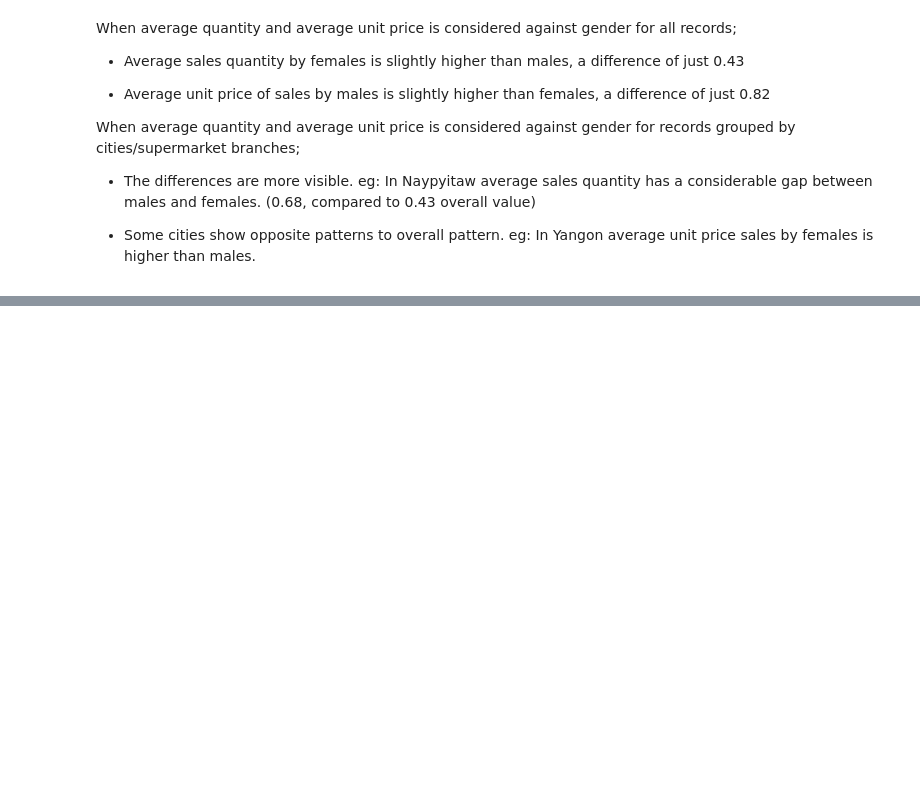
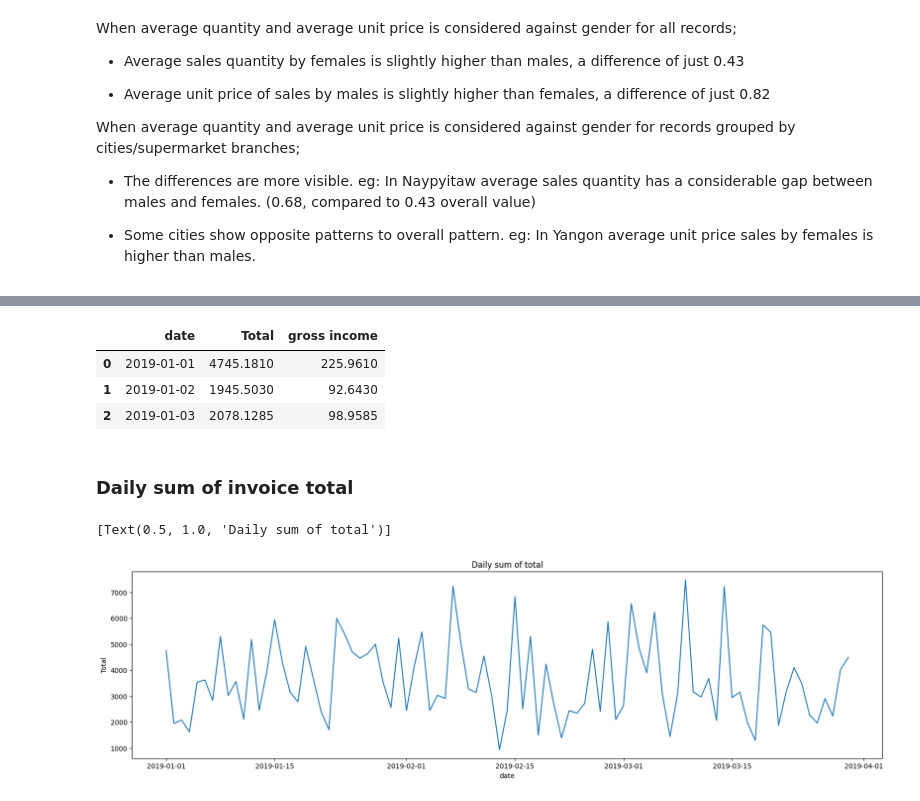
Before and after one commit to Zzzhenya/Supermarket_sales, a Jupyter notebook: Supermarket_data_exploration.ipynb, the cells around one changed output, grey strips where cells are left out. Cells and saved outputs as stored; diff of their text form; code cells hidden in the pictures; blank space fills up the shorter version.

```diff
--- a/Supermarket_data_exploration.ipynb
+++ b/Supermarket_data_exploration.ipynb
@@ -648,0 +700,19 @@ When average quantity and average unit price is considered against gender for re
+# %%
+total_by_date = df_dt.groupby(["date"])[["Total", "gross income"]].sum()
+total_by_date.reset_index(inplace = True)
+total_by_date.head(3)
+# %% [output]
+|  | date | Total | gross income |
+| 0 | 2019-01-01 | 4745.1810 | 225.9610 |
+| 1 | 2019-01-02 | 1945.5030 | 92.6430 |
+| 2 | 2019-01-03 | 2078.1285 | 98.9585 |
+# %% [markdown]
+### Daily sum of invoice total
+# %%
+#Check the total income against date
+fig, ax = plt.subplots(figsize=(20, 5))
+sns.lineplot(data = total_by_date, x = "date", y = "Total", ax = ax).set(
+    title = "Daily sum of total")
+# %% [output]
+[Text(0.5, 1.0, 'Daily sum of total')]
+[figure, added]
```
Also changed, not shown: parts of 42 cells of this notebook.
